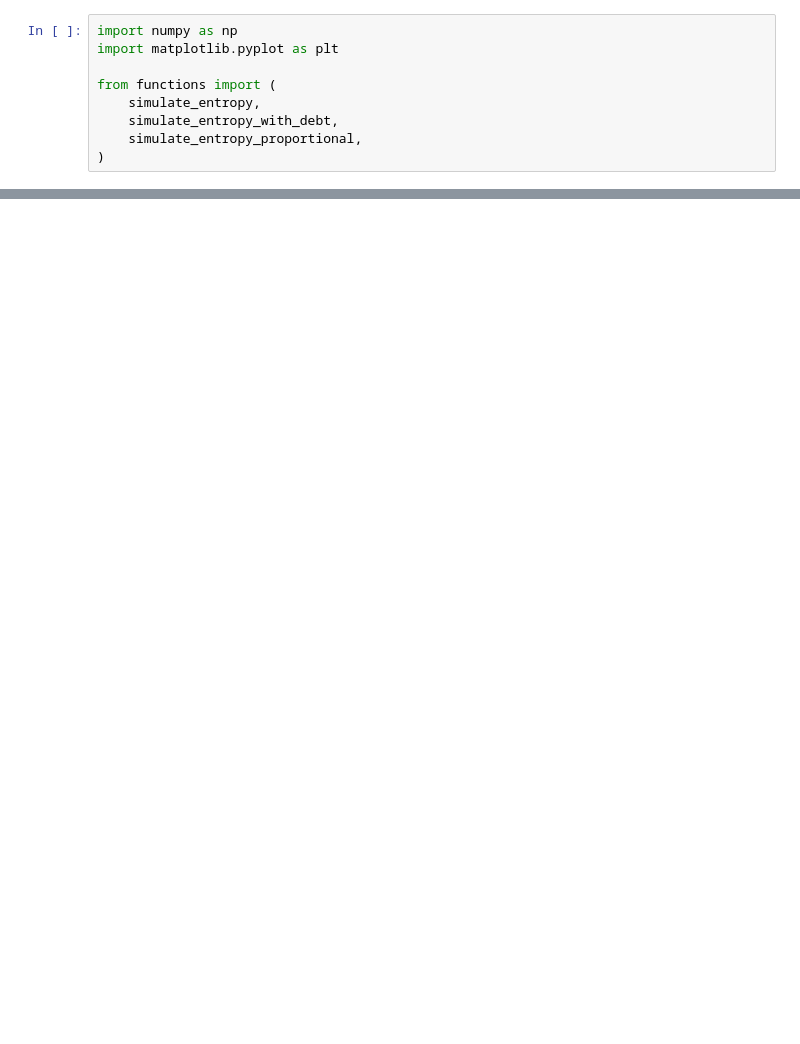
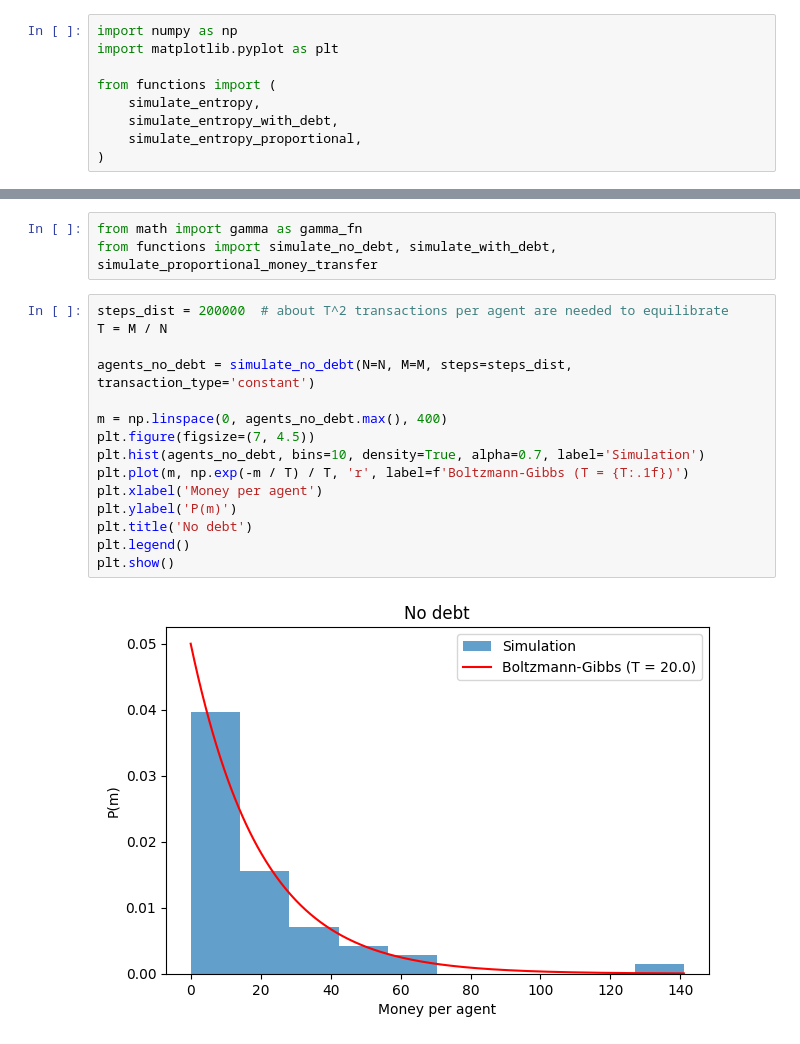
Before and after one commit to giacomells/Statistical-Mechanics-of-Money, a Jupyter notebook: EntropyComparison.ipynb, the cells around one changed output, grey strips where cells are left out. Drawn from its saved outputs; the diff is of its cells as text; blank space fills up the shorter version.

```diff
--- a/EntropyComparison.ipynb
+++ b/EntropyComparison.ipynb
@@ -46,0 +47,20 @@ plt.show()
+# %%
+from math import gamma as gamma_fn
+from functions import simulate_no_debt, simulate_with_debt, simulate_proportional_money_transfer
+# %%
+steps_dist = 200000  # about T^2 transactions per agent are needed to equilibrate
+T = M / N
+
+agents_no_debt = simulate_no_debt(N=N, M=M, steps=steps_dist, transaction_type='constant')
+
+m = np.linspace(0, agents_no_debt.max(), 400)
+plt.figure(figsize=(7, 4.5))
+plt.hist(agents_no_debt, bins=10, density=True, alpha=0.7, label='Simulation')
+plt.plot(m, np.exp(-m / T) / T, 'r', label=f'Boltzmann-Gibbs (T = {T:.1f})')
+plt.xlabel('Money per agent')
+plt.ylabel('P(m)')
+plt.title('No debt')
+plt.legend()
+plt.show()
+# %% [output]
+[figure, added]
```
Also changed, not shown: parts of 4 cells of this notebook, 8 other files.
